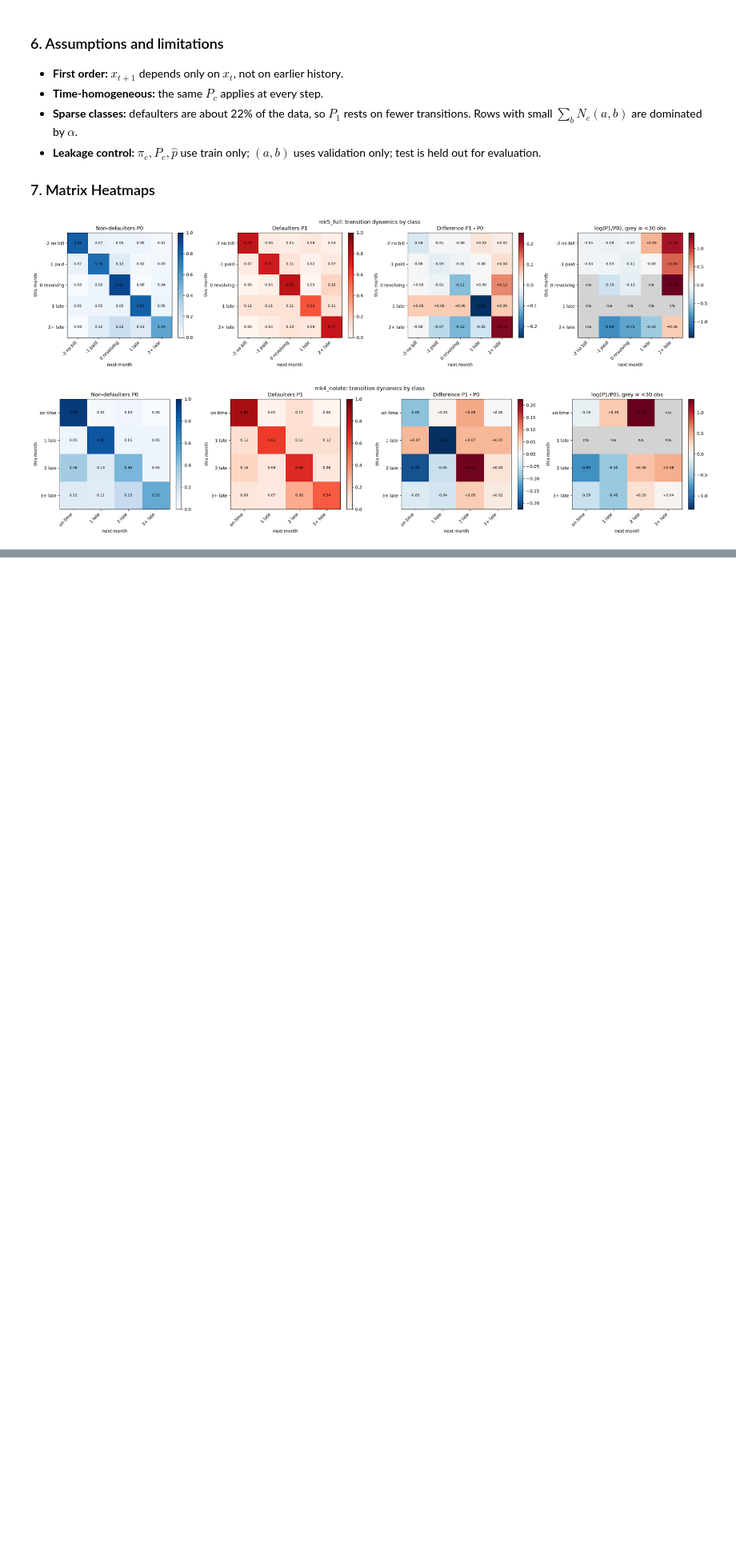
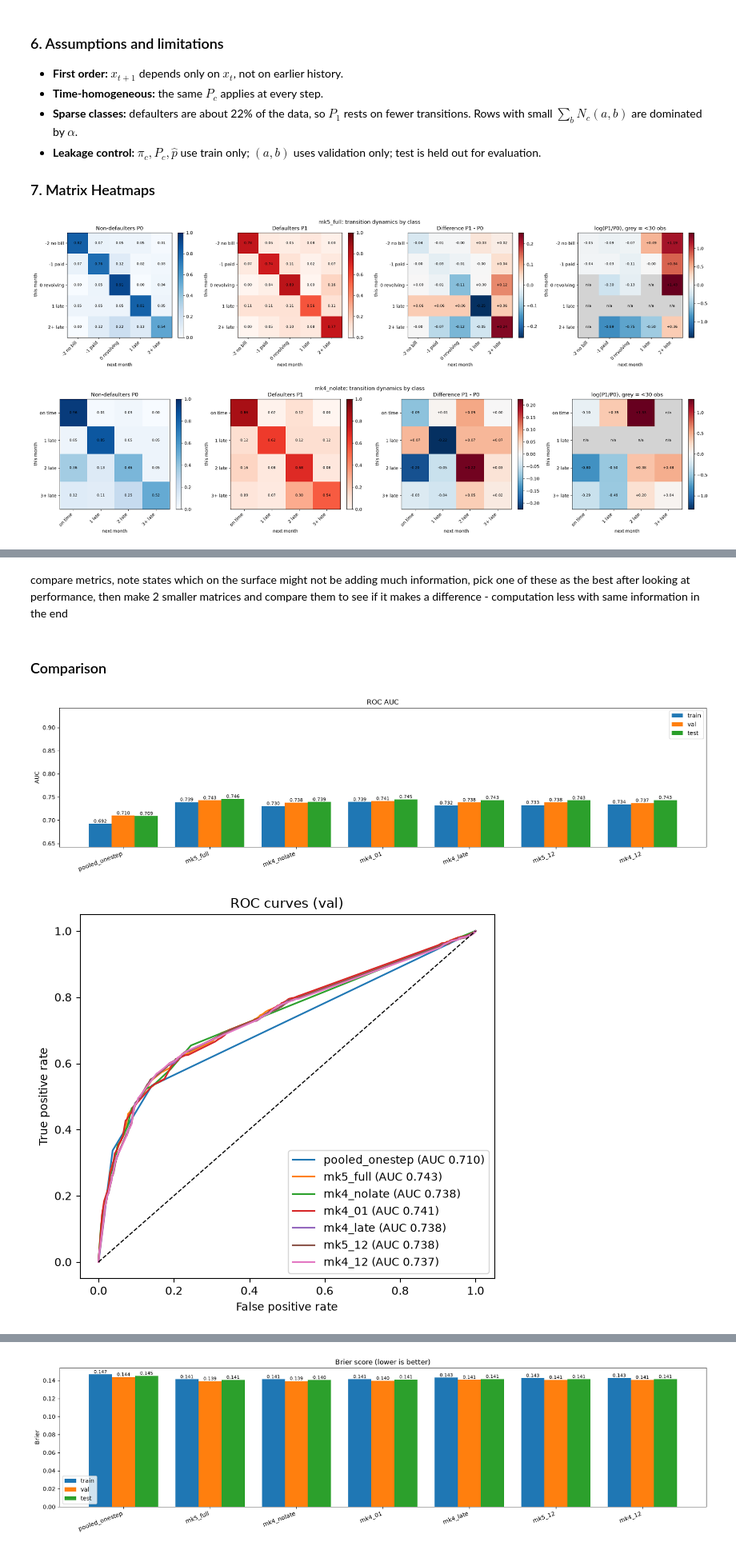
Before and after one commit to Oscar339/dst-sprint1, a Jupyter notebook: report/02-MarkovChiain.ipynb, the cells around one changed output, grey strips where cells are left out. Shown at 80% size. Drawn from its saved outputs; the diff is of its cells as text; code cells hidden in the pictures; blank space fills up the shorter version.

```diff
--- a/report/02-MarkovChiain.ipynb
+++ b/report/02-MarkovChiain.ipynb
@@ -428,0 +523,16 @@ for k in markov_models_1:
+# %% [markdown]
+compare metrics, note states which on the surface might not be adding much information, pick one of these as the best after looking at performance, then make 2 smaller matrices and compare them to see if it makes a difference - computation less with same information in the end
+# %% [markdown]
+### Comparison
+# %%
+compare = {"pooled_onestep": pooled, **markov_models_1, **markov_models_2}
+plot_auc(compare)
+plot_roc(compare, split="val")
+plot_calibration(compare, split="test")
+plot_gains(compare)
+plot_pr(compare)
+plot_confusion(compare, split="test")
+plot_brier(compare)
+# %% [output]
+[figure, added]
+[figure, added]
@@ -428,0 +543 @@ for k in markov_models_1:
+[figure, added]
```
Also changed, not shown: parts of 7 cells of this notebook.
